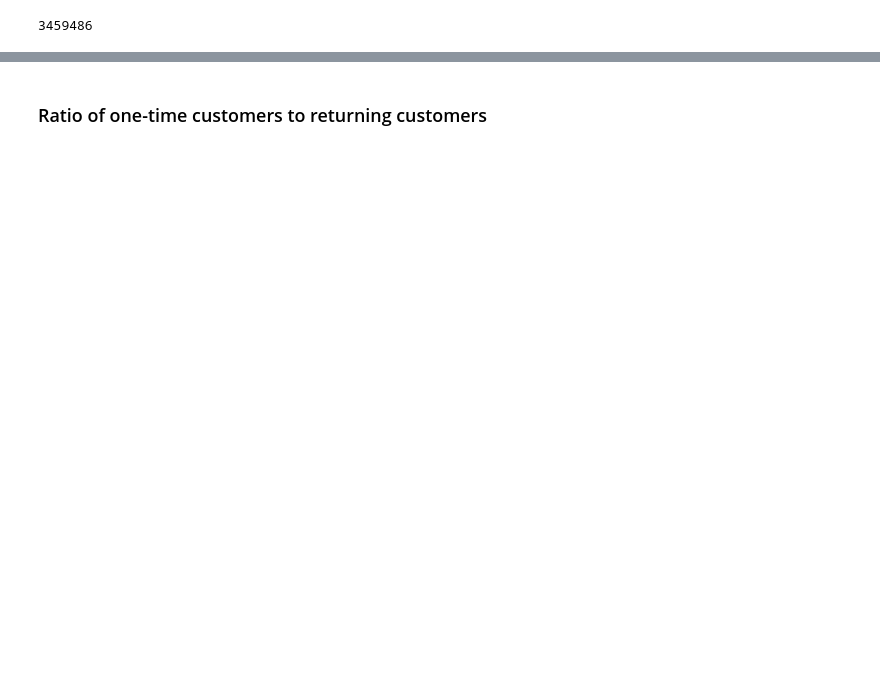
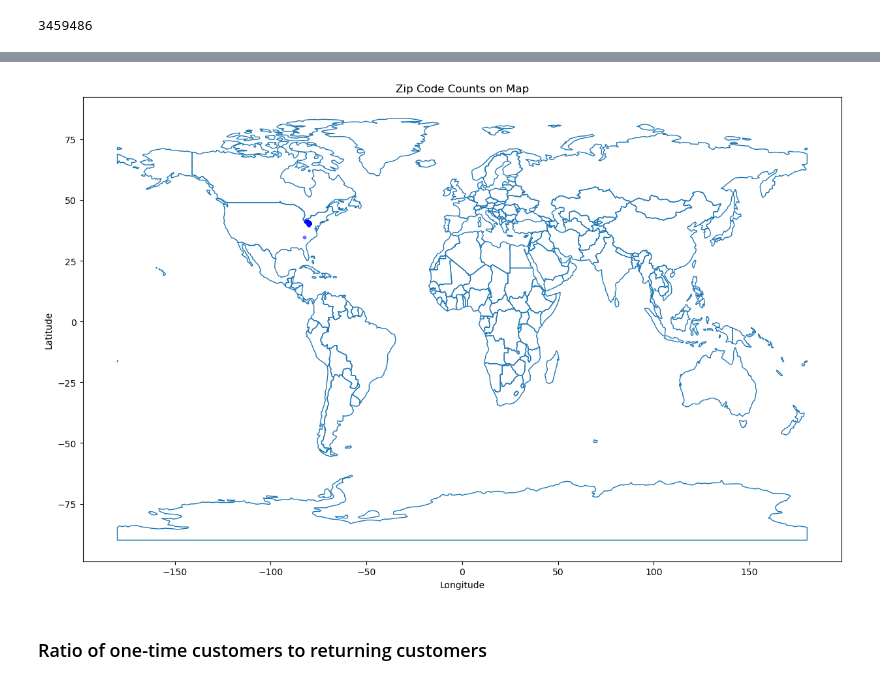
Before and after one commit to BerylCAtieno/delivery_data_analysis, a Jupyter notebook: Delivery Data Analysis.ipynb, the cells around one changed output, grey strips where cells are left out. Drawn from its saved outputs; the diff is of its cells as text; code cells hidden in the pictures; blank space fills up the shorter version.

```diff
--- a/Delivery Data Analysis.ipynb
+++ b/Delivery Data Analysis.ipynb
@@ -312,5 +322,7 @@ memory usage: 620.6+ KB
 # %%
-geo_df = gpd.GeoDataFrame(merge, crs='EPSG:4326')
+geometry = [Point(lon, lat) for lon, lat in zip(merge['long'], merge['lat'])]
+geo_df = gpd.GeoDataFrame(merge, geometry=geometry, crs="EPSG:4326")
 
-geo_df
+# Print the GeoDataFrame
+print(geo_df.head())
 # %% [output]
@@ -318,2 +342,23 @@ ValueError: Assigning CRS to a GeoDataFrame without a geometry column is not sup
+# %%
+usa = gpd.read_file(gpd.datasets.get_path('naturalearth_lowres'))
+
+# Plotting
+fig, ax = plt.subplots(figsize=(15, 10))
+
+# Plot the map of the United States
+usa.boundary.plot(ax=ax, linewidth=1)
+
+# Plot your GeoDataFrame with zip code counts
+geo_df.plot(marker='o', color='blue', markersize=10, alpha=0.5, ax=ax)
+
+# Add labels and title
+ax.set_title('Zip Code Counts on Map')
+ax.set_xlabel('Longitude')
+ax.set_ylabel('Latitude')
+
+# Show the map
+plt.show()
+# %% [output]
+[figure, added]
 # %% [markdown]
 ### Ratio of one-time customers to returning customers
```
Also changed, not shown: parts of 5 cells of this notebook.
